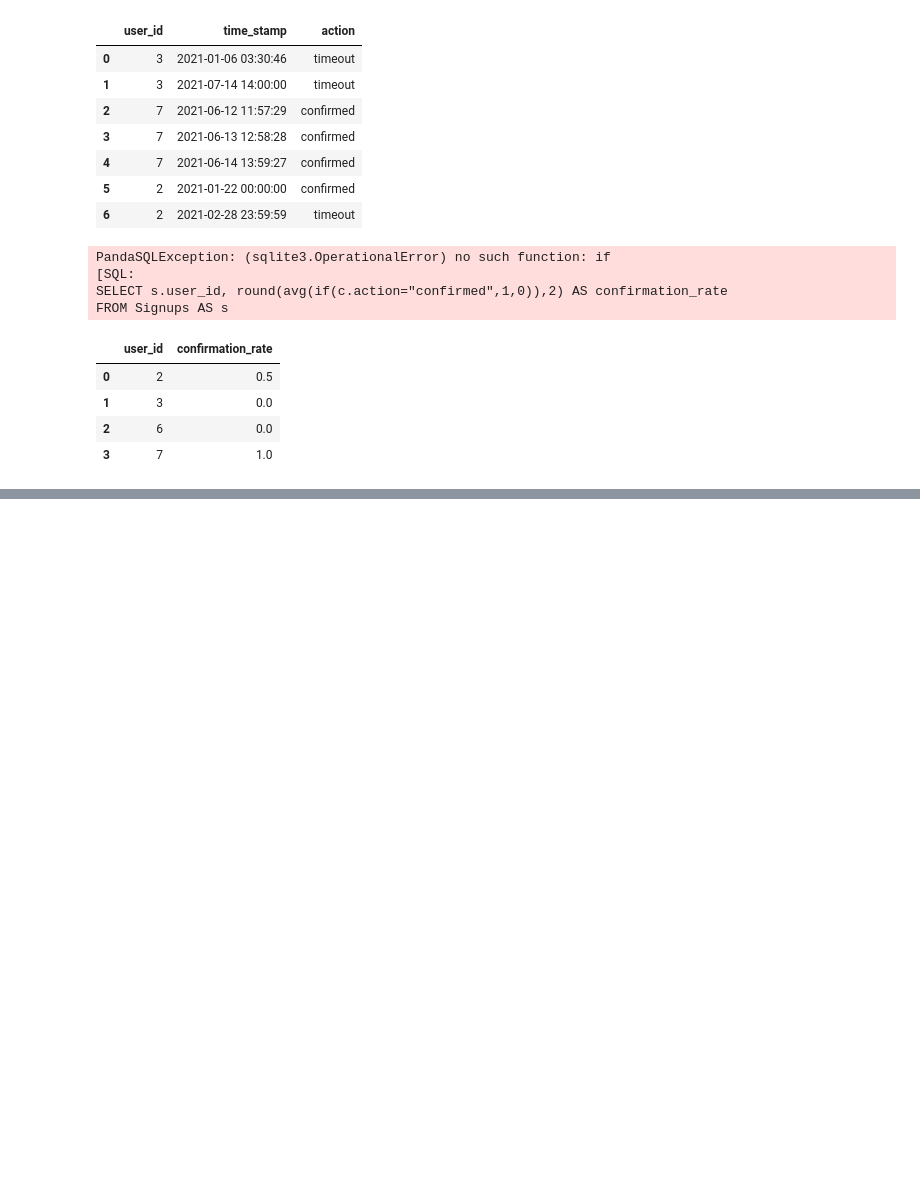
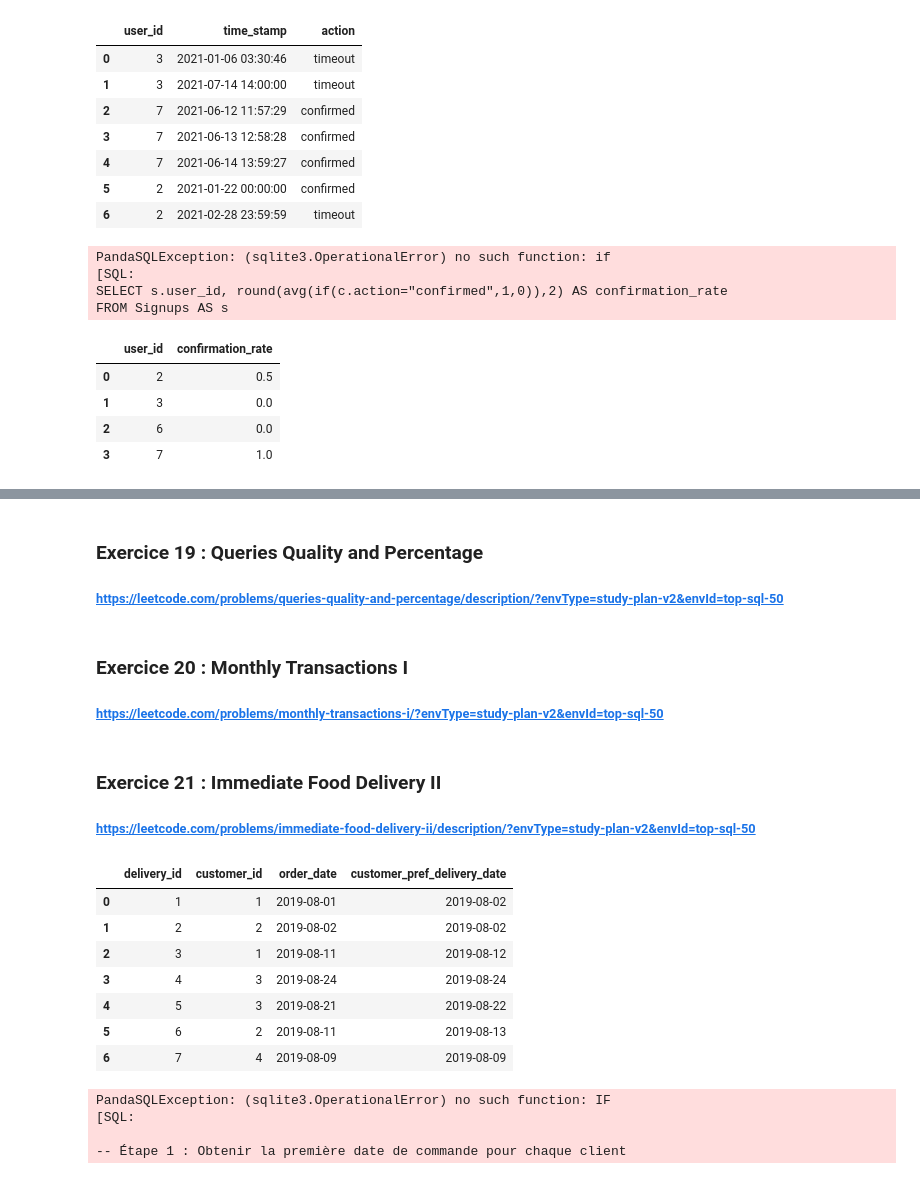
Before and after one commit to t7bo/SQL, a Jupyter notebook: SQL_exercices.ipynb, the cells around one changed output, grey strips where cells are left out. Cells and saved outputs as stored; diff of their text form; code cells hidden in the pictures; blank space fills up the shorter version.

Commit message:
Basic Aggregate Functions exercises update (not done yet)

```diff
--- a/SQL_exercices.ipynb
+++ b/SQL_exercices.ipynb
@@ -620,0 +813,61 @@ psql.sqldf(query, locals())
+# %% [markdown]
+### Exercice 19 : Queries Quality and Percentage
+###### https://leetcode.com/problems/queries-quality-and-percentage/description/?envType=study-plan-v2&envId=top-sql-50
+# %% [markdown]
+### Exercice 20 : Monthly Transactions I
+###### https://leetcode.com/problems/monthly-transactions-i/?envType=study-plan-v2&envId=top-sql-50
+# %% [markdown]
+### Exercice 21 : Immediate Food Delivery II
+###### https://leetcode.com/problems/immediate-food-delivery-ii/description/?envType=study-plan-v2&envId=top-sql-50
+# %%
+delivery_data = {
+    'delivery_id': [1, 2, 3, 4, 5, 6, 7],
+    'customer_id': [1, 2, 1, 3, 3, 2, 4],
+    'order_date': ['2019-08-01', '2019-08-02', '2019-08-11', '2019-08-24', '2019-08-21', '2019-08-11', '2019-08-09'],
+    'customer_pref_delivery_date': ['2019-08-02', '2019-08-02', '2019-08-12', '2019-08-24', '2019-08-22', '2019-08-13', '2019-08-09']
+}
+
+Delivery = pd.DataFrame(delivery_data)
+Delivery
+# %% [output]
+|  | delivery_id | customer_id | order_date | customer_pref_delivery_date |
+| 0 | 1 | 1 | 2019-08-01 | 2019-08-02 |
+| 1 | 2 | 2 | 2019-08-02 | 2019-08-02 |
+| 2 | 3 | 1 | 2019-08-11 | 2019-08-12 |
+| 3 | 4 | 3 | 2019-08-24 | 2019-08-24 |
+| 4 | 5 | 3 | 2019-08-21 | 2019-08-22 |
+| 5 | 6 | 2 | 2019-08-11 | 2019-08-13 |
+| 6 | 7 | 4 | 2019-08-09 | 2019-08-09 |
+# %%
+# Fonctionne en MySQL
+query = """
+
+-- Étape 1 : Obtenir la première date de commande pour chaque client
+
+WITH first_order_date AS (
+    SELECT customer_id, MIN(order_date) AS first_order_date
+    FROM Delivery
+    GROUP BY customer_id
+),
+
+-- Étape 2 : Joindre les commandes sur la première commande et vérifier si elles sont immédiates
+immediate_or_not AS (
+    SELECT d.customer_id,
+           IF(d.order_date = d.customer_pref_delivery_date, 1, 0) AS is_immediate
+    FROM Delivery d
+    JOIN first_order_date fod
+      ON d.customer_id = fod.customer_id
+     AND d.order_date = fod.first_order_date
+)
+
+-- Étape 3 : Calculer le pourcentage de livraisons immédiates sur les premières commandes
+SELECT
+    ROUND(SUM(i.is_immediate) / COUNT(*) * 100, 2) AS immediate_percentage
+FROM immediate_or_not i;
+"""
+psql.sqldf(query, locals())
+# %% [output]
+PandaSQLException: (sqlite3.OperationalError) no such function: IF
+[SQL:
+
+-- Étape 1 : Obtenir la première date de commande pour chaque client
```
Also changed, not shown: parts of 23 cells of this notebook.
